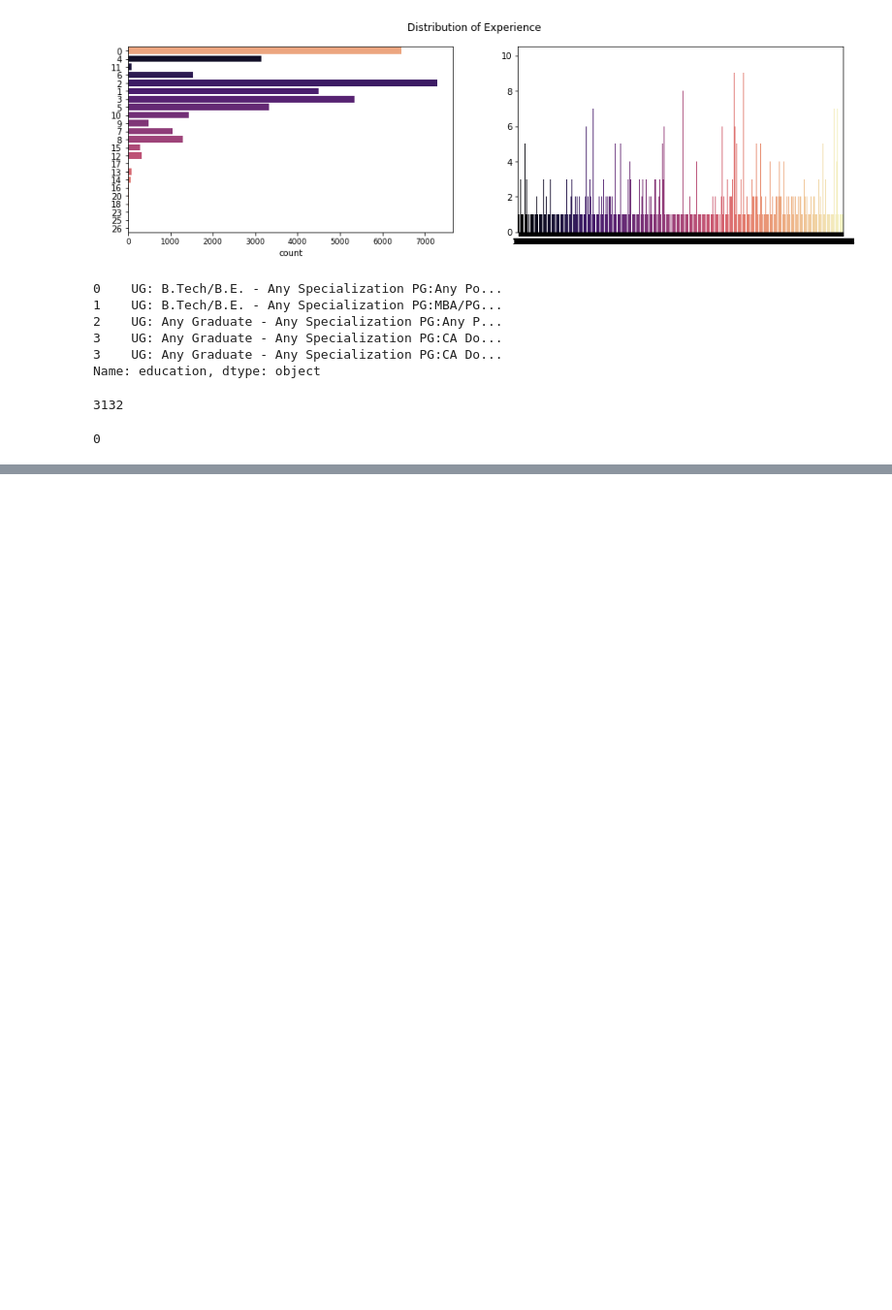
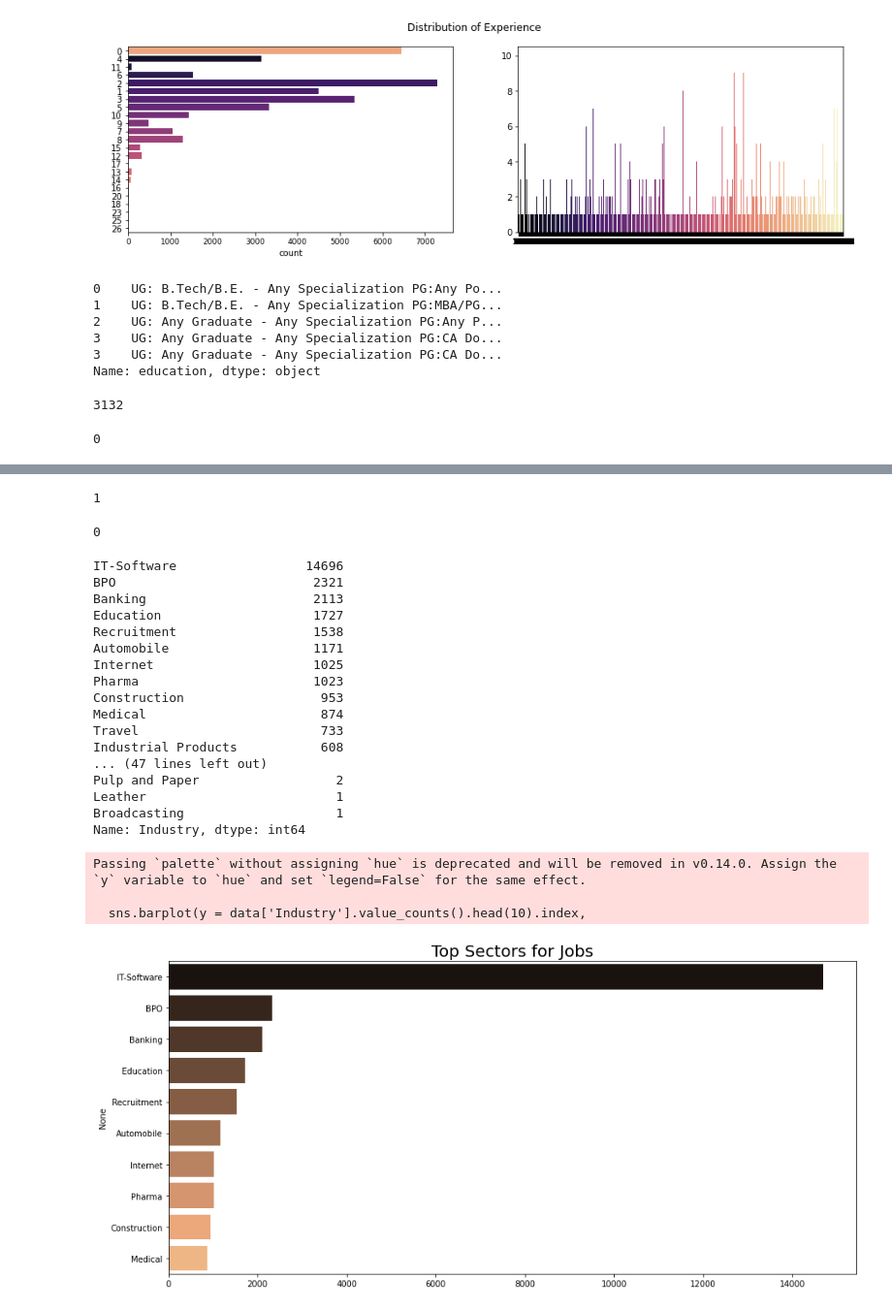
Before and after one commit to ChandimalPriyamantha/105-Data-Cleaning-on-Naukri-Dataset, a Jupyter notebook: Data-Cleaning.ipynb, the cells around one changed output, grey strips where cells are left out. Shown at 97% size. Saved outputs shown, nothing was run; the diff lists cells and outputs as text; code cells hidden in the pictures; blank space fills up the shorter version.

```diff
--- a/Data-Cleaning.ipynb
+++ b/Data-Cleaning.ipynb
@@ -371 +372,10 @@ PG:Other                   1
 Name: Education, dtype: int64
+# %%
+data['Education'] = data['Education'].replace(('B.Tech/B.E.','Graduation','Other','-','Not','B.Tech/B.E.,','Postgraduate',
+                                               'PG:CA','Diploma,','B.Com,','B.Pharma,','B.A,','BCA,','B.Sc,','MBA/PGDM','B.B.A,',
+                                              'PG:Other','Doctorate:Doctorate','Post'),
+                                              ('B.Tech','B.Tech','B.Tech','B.Tech','B.Tech','B.Tech','B.Tech',
+                                              'CA','Diploma','B.Com','B.Pharma','B.A','BCA','B.Sc','MBA','BBA',
+                                              'B.Tech','Doctorate','B.Tech'))
+
+data['Education'].value_counts()
@@ -371,0 +414,44 @@ Name: Education, dtype: int64
+# %%
+data['industry'].isnull().sum()
+# %% [output]
+1
+# %%
+data['industry'] = data['industry'].fillna(data['industry'].mode()[0])
+
+data['industry'].isnull().sum()
+# %% [output]
+0
+# %%
+data['Industry'] = data['industry'].str.split(' / ')
+data['Industry'] = data['Industry'].apply(lambda x: x[0])
+
+display(data['Industry'].value_counts())
+
+plt.rcParams['figure.figsize'] = (15, 7)
+plt.title('Top Sectors for Jobs', fontsize = 20)
+sns.barplot(y = data['Industry'].value_counts().head(10).index,
+            x = data['Industry'].value_counts().head(10).values,
+            palette = 'copper')
+plt.show()
+# %% [output]
+IT-Software                 14696
+BPO                          2321
+Banking                      2113
+Education                    1727
+Recruitment                  1538
+Automobile                   1171
+Internet                     1025
+Pharma                       1023
+Construction                  953
+Medical                       874
+Travel                        733
+Industrial Products           608
+... (47 lines left out)
+Pulp and Paper                  2
+Leather                         1
+Broadcasting                    1
+Name: Industry, dtype: int64
+Passing `palette` without assigning `hue` is deprecated and will be removed in v0.14.0. Assign the `y` variable to `hue` and set `legend=False` for the same effect.
+
+  sns.barplot(y = data['Industry'].value_counts().head(10).index,
+[figure, added]
```
Also changed, not shown: parts of 11 cells of this notebook.
